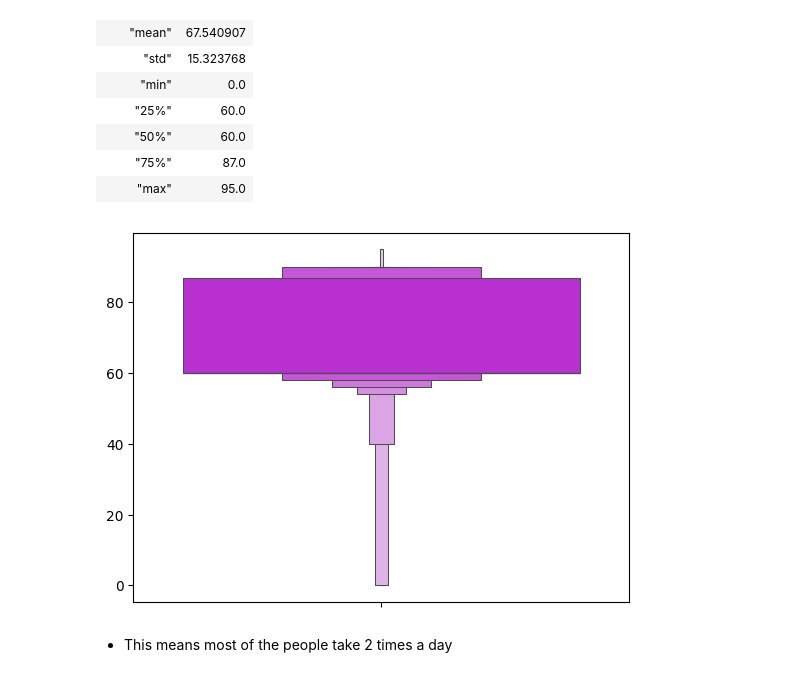
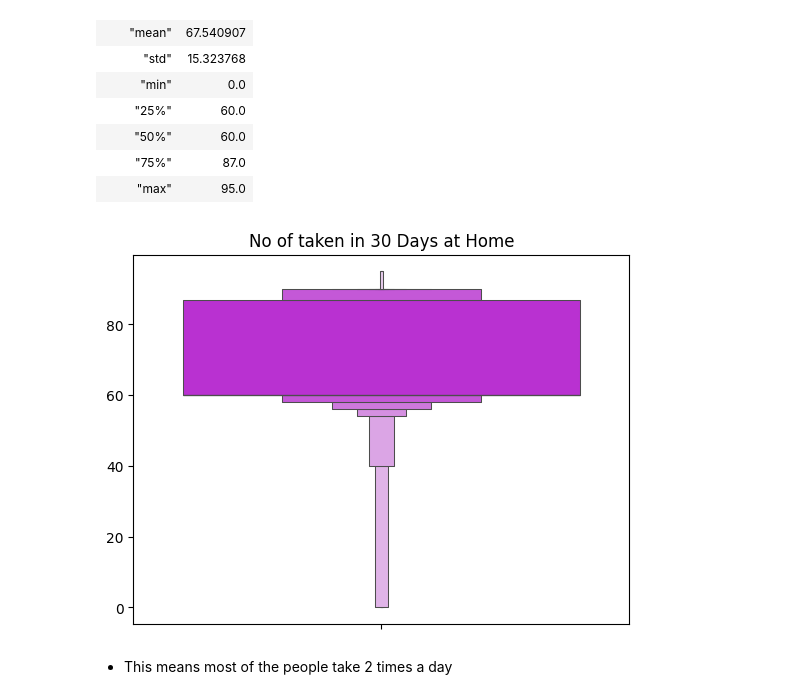
Before and after one commit to Rudra-G-23/rural-financial-inclusion-govt-scheme-recommendation, a Jupyter notebook: parquet-data/lev-02/notebooks/lev-02-05-eda-01.ipynb, the cells around one changed output. Saved outputs shown, nothing was run; the diff lists cells and outputs as text; code cells hidden in the pictures.

```diff
--- a/parquet-data/lev-02/notebooks/lev-02-05-eda-01.ipynb
+++ b/parquet-data/lev-02/notebooks/lev-02-05-eda-01.ipynb
@@ -331,9 +395,10 @@ shape: (9, 2)
 | "max" | 95.0 |
 # %%
 sns.boxenplot(pdf['Meals_At_Home'])
+plt.title('No of taken in 30 Days at Home')
 plt.show()
 # %% [output]
-[figure, old version]
+[figure, new version]
 # %% [markdown]
 - This means most of the people take 2 times a day
 # %% [markdown]
```
Also changed, not shown: parts of 17 cells of this notebook, 47 other files.
